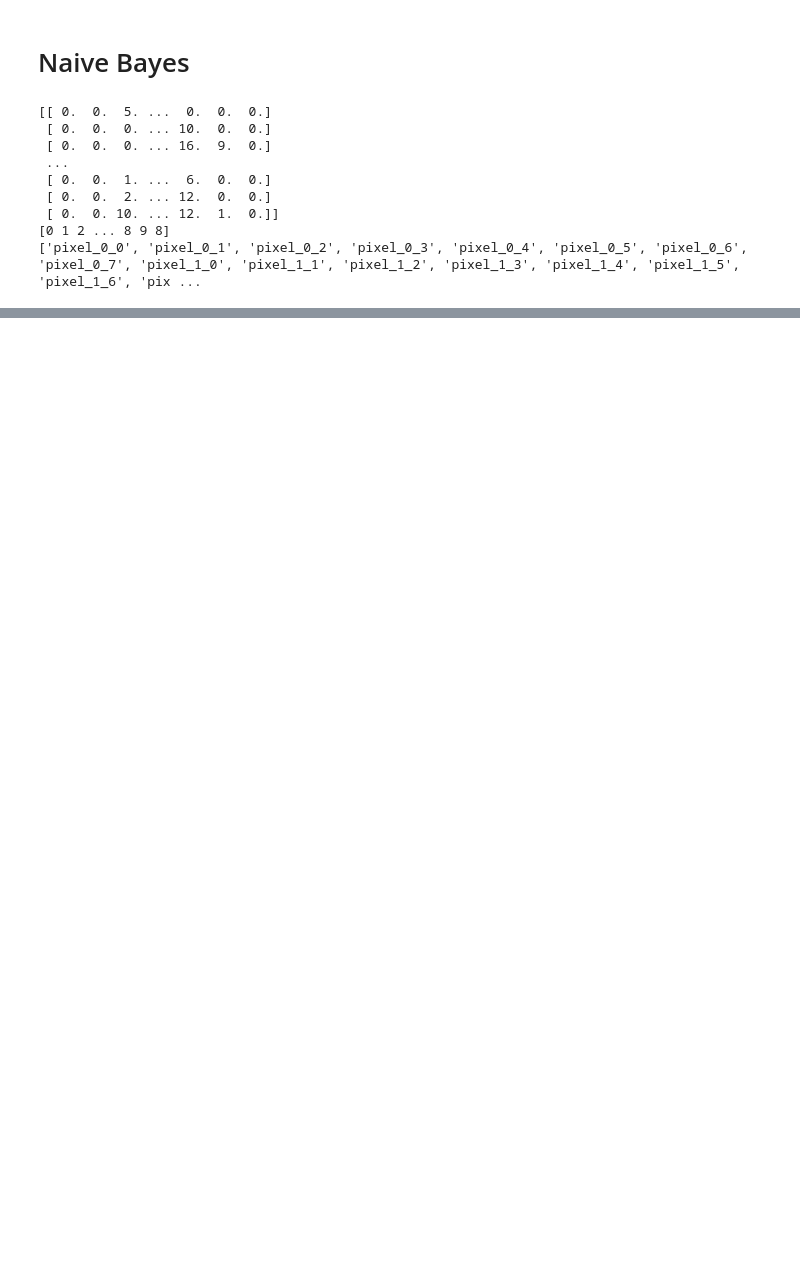
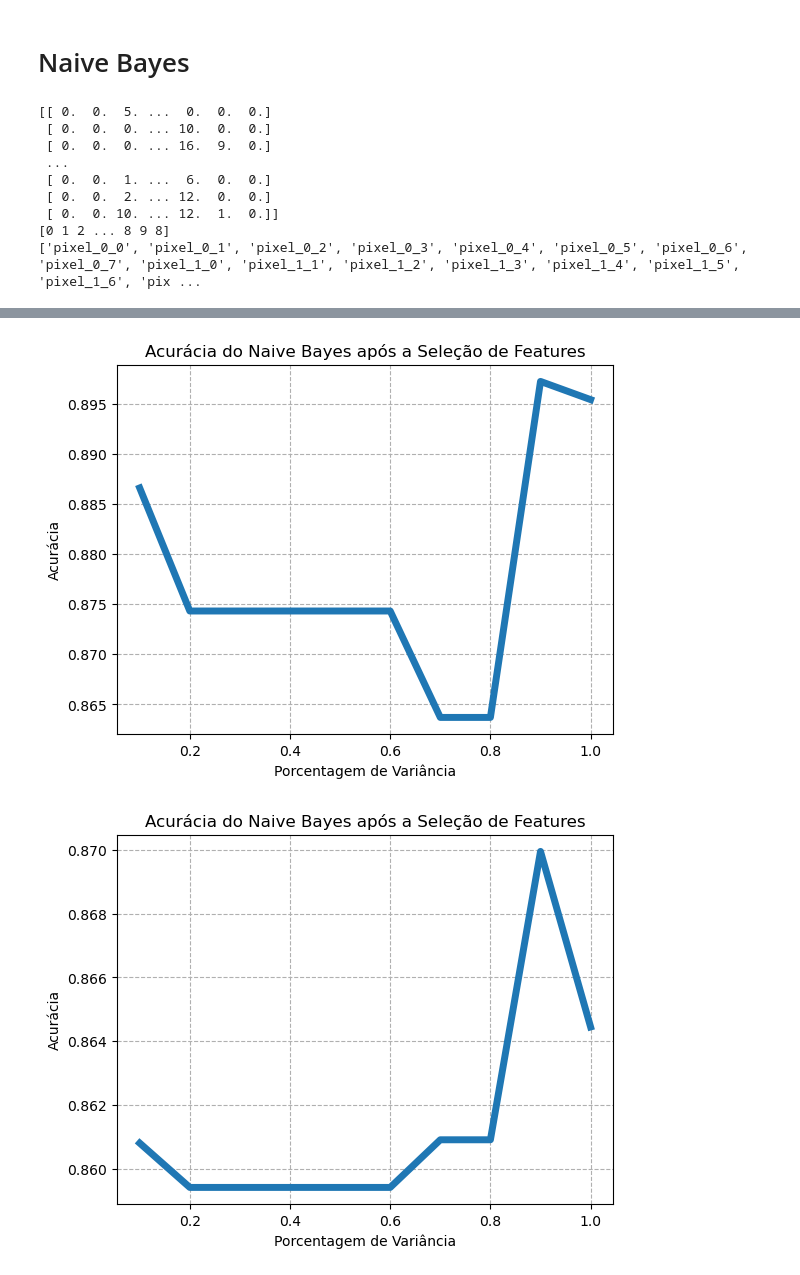
Before and after one commit to JulioAquinoDev/Classification_and_regression, a Jupyter notebook: Naive_Bayes.ipynb, the cells around one changed output, grey strips where cells are left out. Drawn from its saved outputs; the diff is of its cells as text; code cells hidden in the pictures; blank space fills up the shorter version.

```diff
--- a/Naive_Bayes.ipynb
+++ b/Naive_Bayes.ipynb
@@ -93,0 +199,30 @@ plt.show()
+# %%
+# Plotando o reultado comparativo
+fig, ax = plt.subplots()
+plt.plot(limiar_de_variancia, precision_nbGaussianNB, linewidth = 5.0)
+ax.set_xlabel('Porcentagem de Variância')
+ax.set_ylabel('Acurácia')
+ax.set_title('Acurácia do Naive Bayes após a Seleção de Features')
+ax.grid(linestyle = "dashed")
+plt.show()
+
+# Plotando o reultado comparativo
+fig, ax = plt.subplots()
+plt.plot(limiar_de_variancia, precision_nbBernoulliNB, linewidth = 5.0)
+ax.set_xlabel('Porcentagem de Variância')
+ax.set_ylabel('Acurácia')
+ax.set_title('Acurácia do Naive Bayes após a Seleção de Features')
+ax.grid(linestyle = "dashed")
+plt.show()
+
+# Plotando o reultado comparativo
+fig, ax = plt.subplots()
+plt.plot(limiar_de_variancia, precision_nbComplementNB, linewidth = 5.0)
+ax.set_xlabel('Porcentagem de Variância')
+ax.set_ylabel('Acurácia')
+ax.set_title('Acurácia do Naive Bayes após a Seleção de Features')
+ax.grid(linestyle = "dashed")
+plt.show()
+# %% [output]
+[figure, added]
+[figure, added]
```
Also changed, not shown: parts of 16 cells of this notebook.
